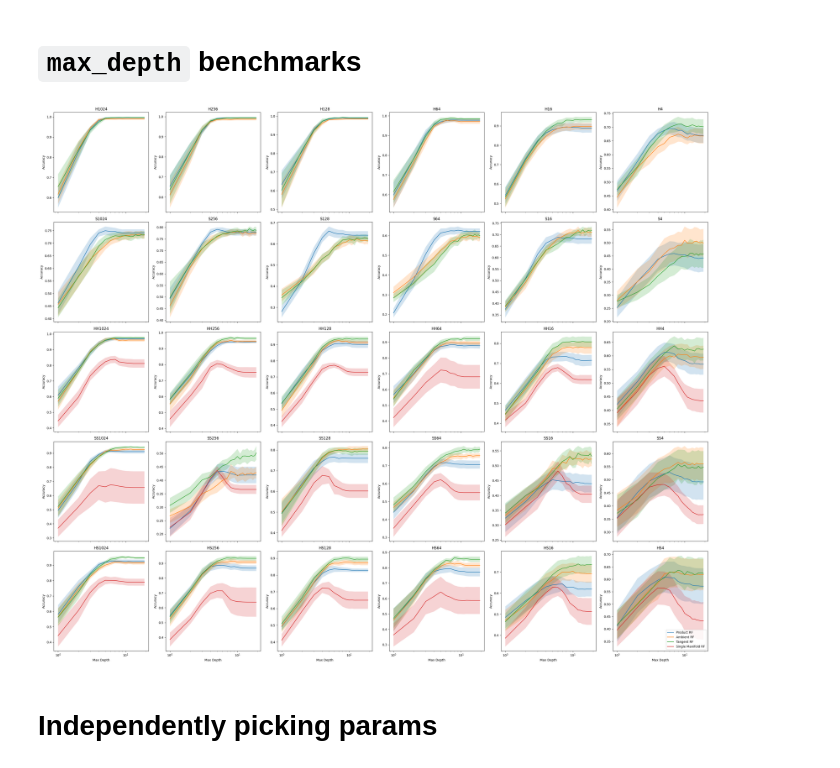
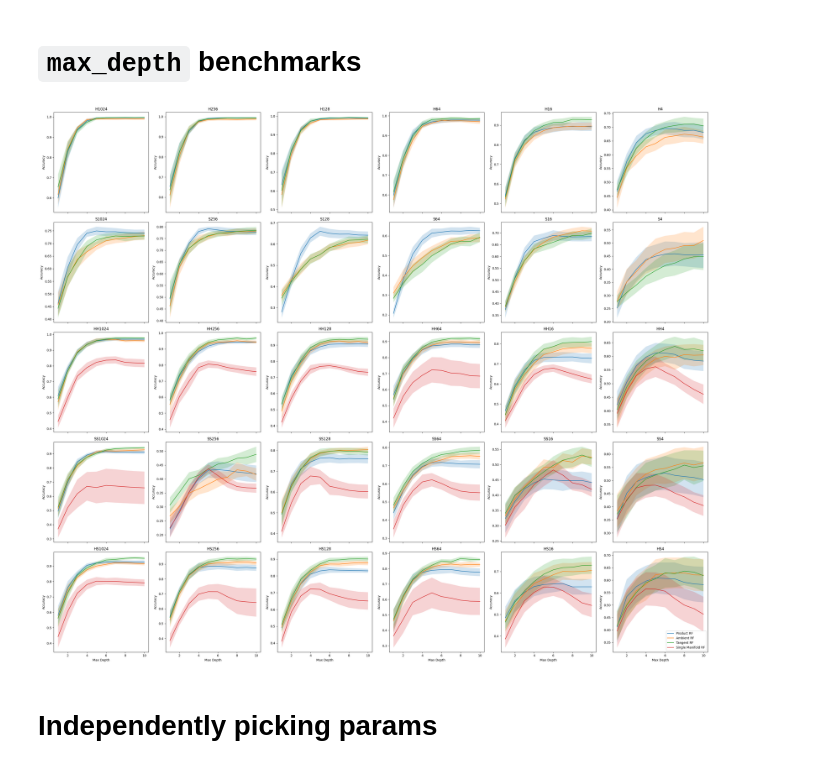
Before and after one commit to dydact/manify, a Jupyter notebook: notebooks/59_sx2z_rebuttal.ipynb, the cells around one changed output. Saved outputs shown, nothing was run; the diff lists cells and outputs as text; code cells hidden in the pictures.

```diff
--- a/notebooks/59_sx2z_rebuttal.ipynb
+++ b/notebooks/59_sx2z_rebuttal.ipynb
@@ -308,6 +308,9 @@ MAX_DEPTH = 20
 TRIALS = 10
 
 results = pd.read_csv("../data/results_icml_revision/max_depth_vs_accuracy.csv")
+# %%
+# Drop all max_depths > 10
+results = results[results["max_depth"] <= 10]
 # %%
 # Aggregate results
 import matplotlib.pyplot as plt
@@ -338,35 +341,35 @@ for dim in DIMS:
             means["sklearn_rf_accuracy"] + cis["sklearn_rf_accuracy"],
             alpha=0.2,
         )
         ax.plot(means.index, means["tangent_rf_accuracy"], label="Tangent RF")
         ax.fill_between(
             means.index,
             means["tangent_rf_accuracy"] - cis["tangent_rf_accuracy"],
             means["tangent_rf_accuracy"] + cis["tangent_rf_accuracy"],
             alpha=0.2,
         )
         if signature in ["HH", "SS", "HS"]:
             ax.plot(means.index, means["ensemble_accuracy"], label="Single Manifold RF")
             ax.fill_between(
                 means.index,
                 means["ensemble_accuracy"] - cis["ensemble_accuracy"],
                 means["ensemble_accuracy"] + cis["ensemble_accuracy"],
                 alpha=0.2,
             )
         ax.set_ylabel("Accuracy")
         ax.set_title(f"{signature}{dim}")
-        ax.set_xscale("log")
+        # ax.set_xscale("log")
 
 axs[-1][-1].legend(loc="lower right")
 # axs[-1].set_xlabel("Max Depth")
 for ax in axs[-1]:
     ax.set_xlabel("Max Depth")
 
 plt.tight_layout()
 # plt.show()
 plt.savefig("max_depth_vs_accuracy.png", dpi=300)
 # %% [output]
-[figure, old version]
+[figure, new version]
 # %% [markdown]
 # Independently picking params
 # %%
```
Also changed, not shown: 1 other file.
